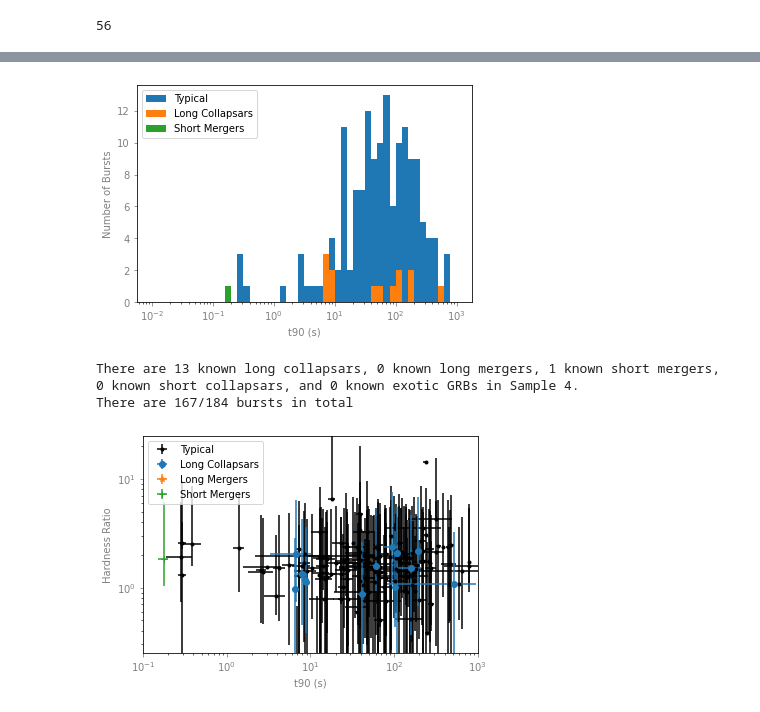
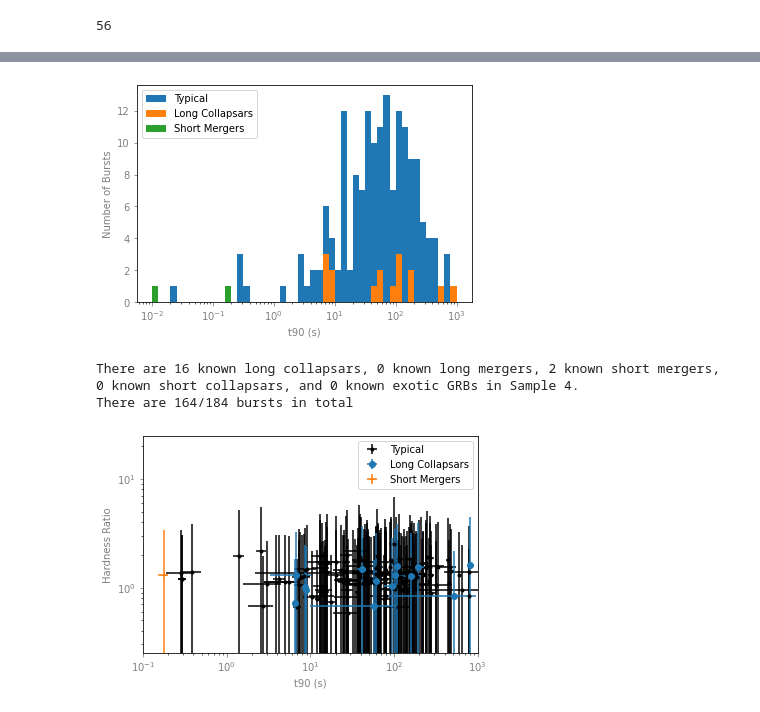
Before and after one commit to nuessle167/mirrored_prediction_paper, a Jupyter notebook: Cursed_code.ipynb, the cells around one changed output, grey strips where cells are left out. Drawn from its saved outputs; the diff is of its cells as text; code cells hidden in the pictures.

```diff
--- a/Cursed_code.ipynb
+++ b/Cursed_code.ipynb
@@ -19,7 +19,9 @@ import scipy.integrate as integrate
 fermi_data=pd.read_csv('22_May_2023_Fermi_Data.csv')
 swift_data=pd.read_csv('real swift bat data 2.csv')
 swift_fluxes=pd.read_csv('swift_fluxes_2.csv')
-swift_fluences=pd.read_csv('swift_fluences_2.csv')
+swift_fluences_PL=pd.read_csv('swift_fluences_3_PL.csv')
+swift_fluences_CPL=pd.read_csv('swift_fluences_3_PL.csv')
+swift_fluences_reference=pd.read_csv('swift_fluences_3_match.csv')
 swift_redshifts=pd.read_csv('swift_redshifts.csv')
 second_redshifts=pd.read_csv("changed_alternative_GCN_redshifts.csv")
 more_xrt_data=pd.read_csv('XRT_most_detailed_data.csv')
@@ -282,13 +311,20 @@ Fermi_Precursors["Potentially Exotic"] = ('GRB210704814')
 # %%
 ##Creating Sample 0##
 tiny_removals=[]
-xrt_matches=np.zeros((1,2))
-xrt_stages=np.zeros((1,2))
-xrt_avg_slope=np.zeros((1,2))
+singular_swift_fluences_list=np.zeros((1,8))
 tarjete=0
 stage=0
-for i in range(0,len(swift_fluxes)):
+for i in range(0,len(swift_fluences_reference)):
     #for each event
+    placeholder=[[swift_data.at[i, 'GRBname '], swift_fluence_function(i, ' 25_50kev '), \
+                swift_fluence_function(i, ' 25_50kev_low '), \
+                swift_fluence_function(i, ' 25_50kev_hi '), \
+                swift_fluence_function(i, ' 50_100kev '),\
+                                          swift_fluence_function(i, ' 50_100kev_low '),\
+                                          swift_fluence_function(i, ' 50_100kev_hi '),
+                                          swift_fluence_function(i, ' 15_350kev ')]]
+    singular_swift_fluences_list=np.append(singular_swift_fluences_list, \
+                placeholder, axis=0)
     test_flux=swift_fluxes.at[i,' 15_350kev ']
     test_direction=swift_data['  RA_ground   '][i]
     test_time=swift_data['     T90      '][i]
@@ -301,7 +337,16 @@ for i in range(0,len(swift_fluxes)):
 if (len(swift_fluxes)-1)<(len(swift_data)-1):
     for k in range(len(swift_fluxes)-1, len(swift_data)):
         tiny_removals.append(k)
+singular_swift_fluences_list=singular_swift_fluences_list[1:]
+swift_fluences=pd.DataFrame(singular_swift_fluences_list, columns=['GRBname ', ' 25_50kev ',\
+                                                                  ' 25_50kev_low ', \
+                                                                   ' 25_50kev_hi ', \
+                                                                   ' 50_100kev ', \
+                                                                   ' 50_100kev_low ', \
+                                                                   ' 50_100kev_hi ', ' 15_350kev '])
 sample_0_data = swift_data.drop(index=tiny_removals)
 print(len(sample_0_data))
+print(len(swift_fluences))
+print(len(swift_data))
 # %% [output]
 1371
@@ -2055,41 +2142,40 @@ mergers, {} known short mergers, {} known short collapsars, and \
 {} known exotic GRBs in Sample 4.".\
 format(len(long_collapsar_t90), len(long_merger_t90), \
        len(short_merger_t90), len(short_collapsar_t90), len(exotic_t90)))
 print('There are {}/{} bursts in total'.format(np.count_nonzero(~np.isnan(long_collapsar_HR))\
         +np.count_nonzero(~np.isnan(long_merger_HR))+\
         np.count_nonzero(~np.isnan(short_merger_HR))+\
         np.count_nonzero(~np.isnan(short_collapsar_HR))+\
         np.count_nonzero(~np.isnan(exotic_HR))+np.count_nonzero(~np.isnan(typical_HR)), \
                                               len(sample_4_data)))
 plt.errorbar(x=typical_t90, y=typical_HR, yerr=np.transpose(typical_HR_err), \
              xerr=typical_t90_err, marker=".", color='k', ls='none')
 plt.errorbar(x=long_collapsar_t90, y=long_collapsar_HR, \
              yerr=np.transpose(long_collapsar_HR_err), xerr=long_collapsar_t90_err,\
              marker="o", ls='none')
-plt.errorbar(x=long_merger_t90, y=long_merger_HR, yerr=np.transpose(long_merger_HR_err),\
-             xerr=long_merger_t90_err, marker="*", ls='none')
+# plt.errorbar(x=long_merger_t90, y=long_merger_HR, yerr=np.transpose(long_merger_HR_err),\
+#              xerr=long_merger_t90_err, marker="*", ls='none')
 # plt.errorbar(x=short_collapsar_t90, y=short_collapsar_HR, \
 #              yerr=np.transpose(short_collapsar_HR_err), xerr=short_collapsar_t90_err,\
 #              marker="^", ls='none')
 plt.errorbar(x=short_merger_t90, y=short_merger_HR, yerr=np.transpose(short_merger_HR_err), \
              xerr=short_merger_t90_err, marker="+", ls='none')
 # plt.errorbar(x=exotic_t90, y=exotic_HR, yerr=np.transpose(exotic_HR_err), \
 #              xerr=exotic_t90_err, marker="o", ls='none')
 plt.axis([0.1, 1000, 0.25, 25])
 plt.xscale('log')
 plt.yscale('log')
 plt.tick_params(axis='x', colors='0.5')
 plt.tick_params(axis='y', colors='0.5')
-plt.legend(['Typical', 'Long Collapsars', 'Long Mergers', \
-            'Short Mergers'])
+plt.legend(['Typical', 'Long Collapsars', 'Short Mergers'])
 plt.xlabel("t90 (s)", color="0.5")
 plt.ylabel("Hardness Ratio", color="0.5")
 plt.show()
 # %% [output]
-[figure, old version]
+[figure, new version]
-There are 13 known long collapsars, 0 known long mergers, 1 known short mergers, 0 known short collapsars, and 0 known exotic GRBs in Sample 4.
-There are 167/184 bursts in total
+There are 16 known long collapsars, 0 known long mergers, 2 known short mergers, 0 known short collapsars, and 0 known exotic GRBs in Sample 4.
+There are 164/184 bursts in total
-[figure, old version]
+[figure, new version]
 # %%
 ##Sample 6 Diagnositics##
 #typical_edited_fermi_data=fermi_data
```
Also changed, not shown: parts of 9 cells of this notebook.
